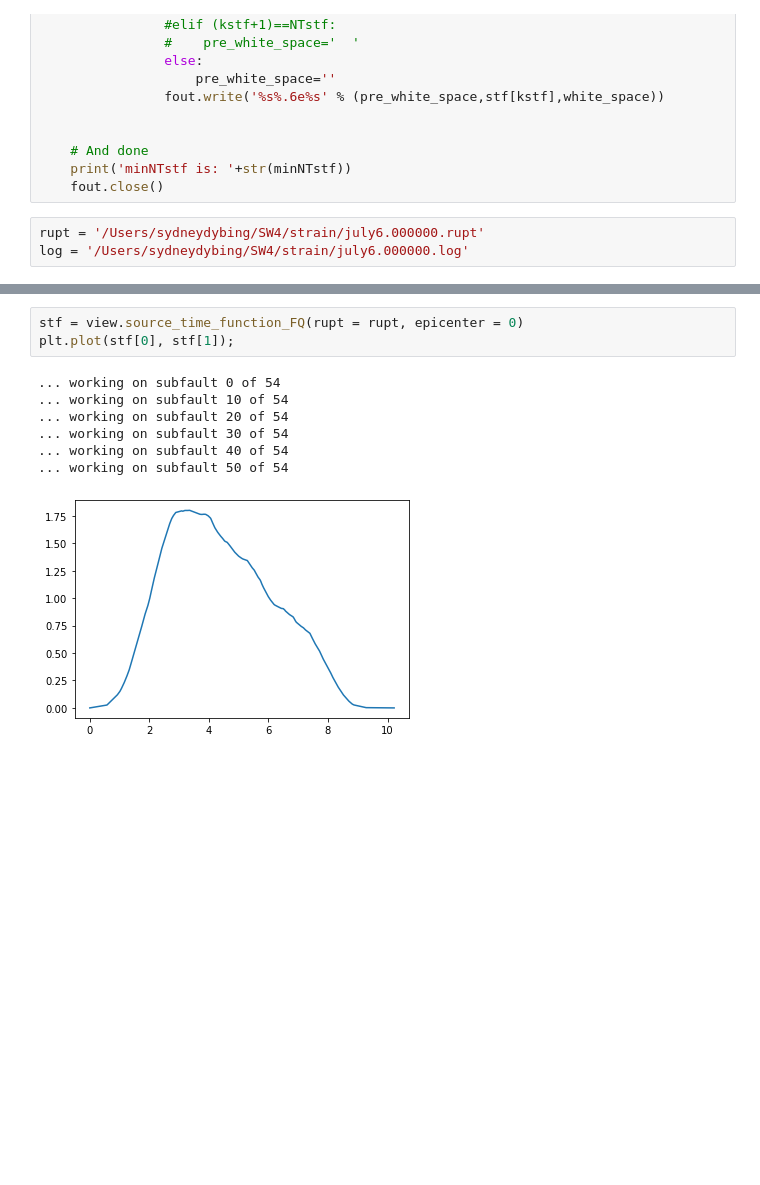
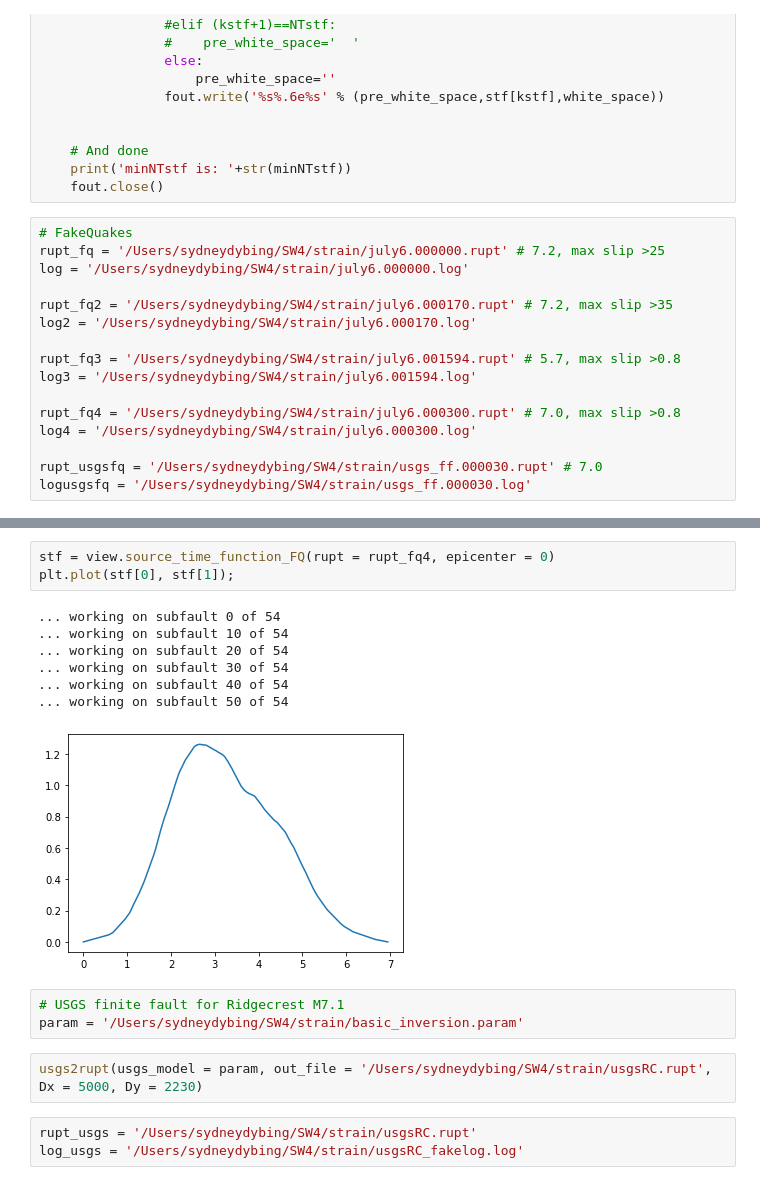
Before and after one commit to UO-Geophysics/sw4_strain, a Jupyter notebook: GenerateSRF.ipynb, the cells around one changed output, grey strips where cells are left out. Saved outputs shown, nothing was run; the diff lists cells and outputs as text; blank space fills up the shorter version.

```diff
--- a/GenerateSRF.ipynb
+++ b/GenerateSRF.ipynb
@@ -352,6 +384,19 @@ def mudpy2srf(rupt,log_file,stf_dt=0.1,stf_type='triangle',inv_or_rupt='rupt',Nd
     print('minNTstf is: '+str(minNTstf))
     fout.close()
 # %%
-rupt = '/Users/sydneydybing/SW4/strain/july6.000000.rupt'
+# FakeQuakes
+rupt_fq = '/Users/sydneydybing/SW4/strain/july6.000000.rupt' # 7.2, max slip >25
 log = '/Users/sydneydybing/SW4/strain/july6.000000.log'
+
+rupt_fq2 = '/Users/sydneydybing/SW4/strain/july6.000170.rupt' # 7.2, max slip >35
+log2 = '/Users/sydneydybing/SW4/strain/july6.000170.log'
+
+rupt_fq3 = '/Users/sydneydybing/SW4/strain/july6.001594.rupt' # 5.7, max slip >0.8
+log3 = '/Users/sydneydybing/SW4/strain/july6.001594.log'
+
+rupt_fq4 = '/Users/sydneydybing/SW4/strain/july6.000300.rupt' # 7.0, max slip >0.8
+log4 = '/Users/sydneydybing/SW4/strain/july6.000300.log'
+
+rupt_usgsfq = '/Users/sydneydybing/SW4/strain/usgs_ff.000030.rupt' # 7.0
+logusgsfq = '/Users/sydneydybing/SW4/strain/usgs_ff.000030.log'
 # %%
@@ -384,11 +535,19 @@ findfont: Font family ['normal'] not found. Falling back to DejaVu Sans.
 # %%
-stf = view.source_time_function_FQ(rupt = rupt, epicenter = 0)
+stf = view.source_time_function_FQ(rupt = rupt_fq4, epicenter = 0)
 plt.plot(stf[0], stf[1]);
 # %% [output]
 ... working on subfault 0 of 54
 ... working on subfault 10 of 54
 ... working on subfault 20 of 54
 ... working on subfault 30 of 54
 ... working on subfault 40 of 54
 ... working on subfault 50 of 54
-[figure, old version]
+[figure, new version]
+# %%
+# USGS finite fault for Ridgecrest M7.1
+param = '/Users/sydneydybing/SW4/strain/basic_inversion.param'
+# %%
+usgs2rupt(usgs_model = param, out_file = '/Users/sydneydybing/SW4/strain/usgsRC.rupt', Dx = 5000, Dy = 2230)
+# %%
+rupt_usgs = '/Users/sydneydybing/SW4/strain/usgsRC.rupt'
+log_usgs = '/Users/sydneydybing/SW4/strain/usgsRC_fakelog.log'
```
Also changed, not shown: parts of 17 cells of this notebook, 8 other files.
